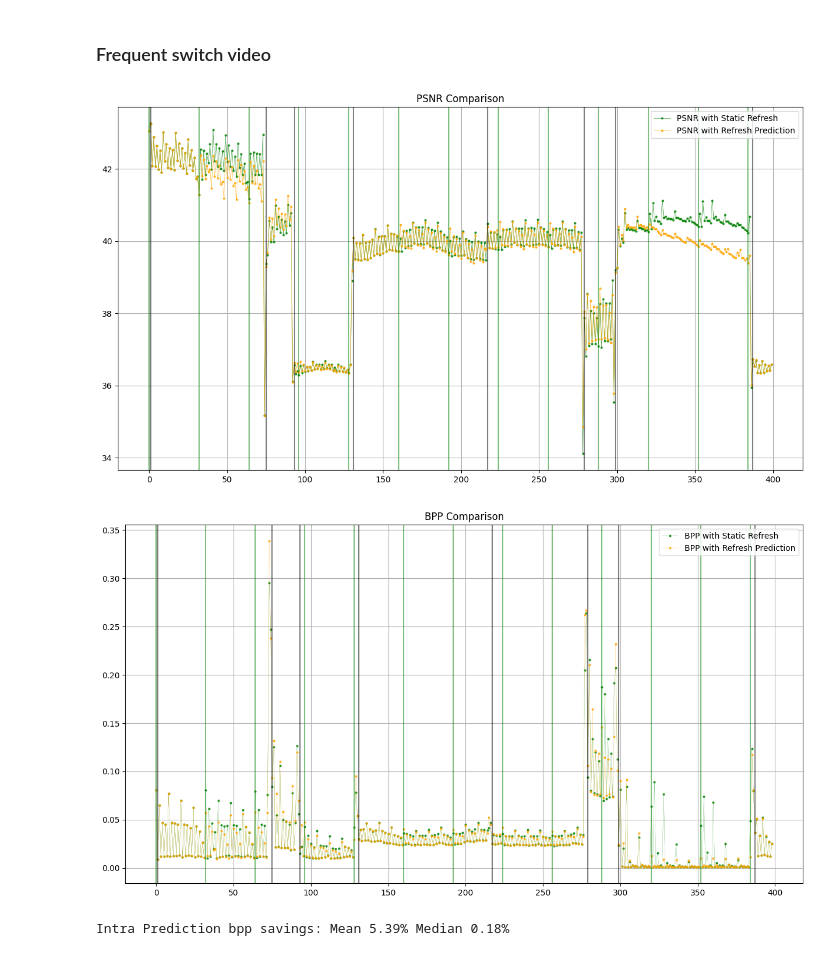
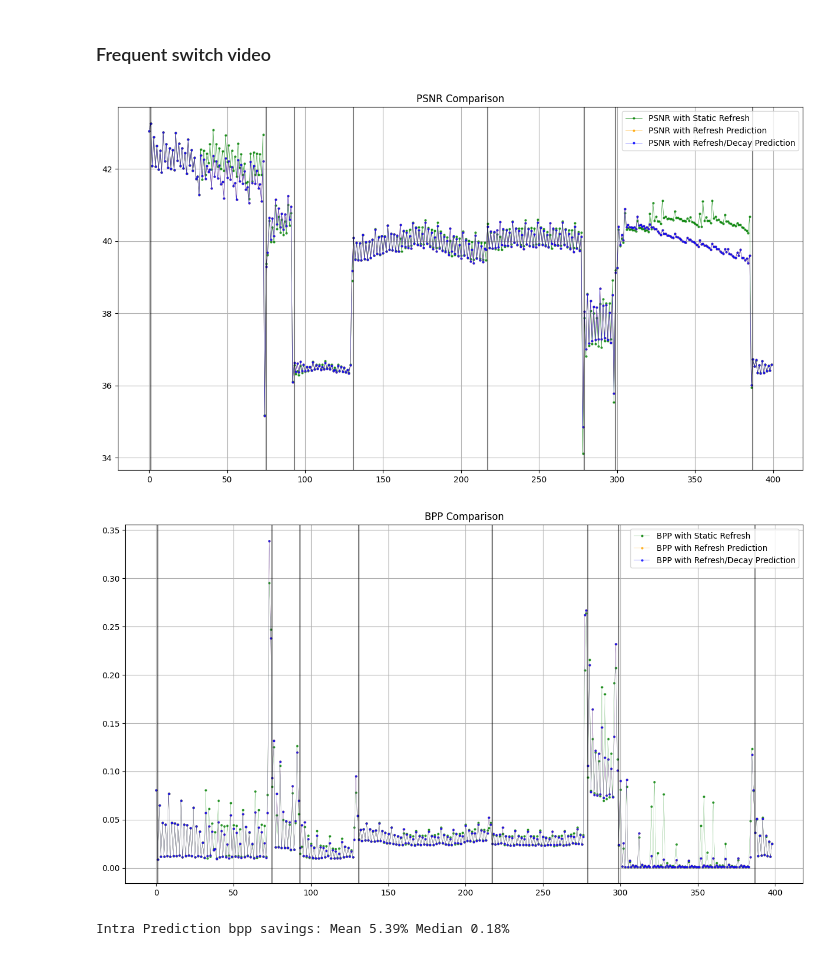
Before and after one commit to Punctuality/DCVC_Dynamic_Intra_Period, a Jupyter notebook: notebooks/explore_results.ipynb, the cells around one changed output. Drawn from its saved outputs; the diff is of its cells as text; code cells hidden in the pictures.

```diff
--- a/notebooks/explore_results.ipynb
+++ b/notebooks/explore_results.ipynb
@@ -101,30 +101,34 @@ with open("../output/stream/frequent_with_intra_32_1/frequent_dataset_0_q63.json
 with open("../output/stream/frequent_pred_intra_1/frequent_dataset_0_q63.json", 'r') as f:
   freq_data_p = json.load(f)
 
+with open("../output/stream/frequent_pred_decay_intra_2/frequent_dataset_0_q63.json", 'r') as f:
+  freq_data_p_d = json.load(f)
+
 with open("../media/syntetic/frequent_dataset_0/reference_points.json", 'r') as f:
   ref_points = json.load(f)
   ref_points = [idx for idx in ref_points if idx < len(freq_data['frame_psnr'])]
 # %%
 plt.figure(figsize=(15, 8))
 plt.grid(True)
 plt.plot(freq_data['frame_psnr'], label = "PSNR with Static Refresh", marker='o', linewidth=0.5, markersize=2, c = 'g', alpha = 0.75)
 # plt.plot(freq_data_n['frame_psnr'], label = "PSNR without Intra-Predictor", marker='o', linewidth=0.5, markersize=2, c = 'b', alpha = 0.75)
 # plt.plot(freq_data_i['frame_psnr'], label = "PSNR", marker='o', linewidth=0.5, markersize=2, c = 'r', alpha = 0.75)
 plt.plot(freq_data_p['frame_psnr'], label = "PSNR with Refresh Prediction", marker='o', linewidth=0.5, markersize=2, c = 'orange', alpha = 0.75)
+plt.plot(freq_data_p_d['frame_psnr'], label = "PSNR with Refresh/Decay Prediction", marker='o', linewidth=0.5, markersize=2, c = 'blue', alpha = 0.75)
 plt.title("PSNR Comparison")
 plt.legend()
 
 # f_types = np.array(freq_data['frame_type'])
 # for idx in np.argwhere(f_types == 0):
 #   plt.axvline(x=idx, color='r')
 
-for idx in np.arange(0, len(freq_data['frame_psnr']), 32):
-  plt.axvline(x=idx, color='g', alpha=0.5)
+# for idx in np.arange(0, len(freq_data['frame_psnr']), 32):
+#   plt.axvline(x=idx, color='g', alpha=0.5)
 
 for idx in ref_points:
   plt.axvline(x=idx, color='k', alpha=0.5)
 # %% [output]
-[figure, old version]
+[figure, new version]
 # %%
 plt.figure(figsize=(15, 8))
 plt.grid(True)
@@ -132,11 +136,12 @@ plt.plot(freq_data['frame_bpp'][1:], label = "BPP with Static Refresh", marker='
 # plt.plot(freq_data_n['frame_bpp'][1:], label = "BPP without Refreshes", marker='o', linewidth=0.2, markersize=2, c = 'b', alpha = 0.75)
 # plt.plot(freq_data_i['frame_bpp'][1:], label = "BPP with Intraframes", marker='o', linewidth=0.2, markersize=2, c = 'r', alpha = 0.75)
 plt.plot(freq_data_p['frame_bpp'][1:], label = "BPP with Refresh Prediction", marker='o', linewidth=0.2, markersize=2, c = 'orange', alpha = 0.75)
+plt.plot(freq_data_p_d['frame_bpp'][1:], label = "BPP with Refresh/Decay Prediction", marker='o', linewidth=0.2, markersize=2, c = 'blue', alpha = 0.75)
 plt.legend()
 plt.title("BPP Comparison")
 
-for idx in np.arange(0, len(freq_data['frame_bpp']), 32):
-  plt.axvline(x=idx, color='g', alpha=0.5)
+# for idx in np.arange(0, len(freq_data['frame_bpp']), 32):
+#   plt.axvline(x=idx, color='g', alpha=0.5)
 
 # f_types = np.array(freq_data['frame_type'])
 # for idx in np.argwhere(f_types == 0):
@@ -145,7 +150,7 @@ for idx in np.arange(0, len(freq_data['frame_bpp']), 32):
 for idx in ref_points:
   plt.axvline(x=idx, color='k', alpha=0.5)
 # %% [output]
-[figure, old version]
+[figure, new version]
 # %%
 # calculate savings for BPP
 
```
Also changed, not shown: parts of 2 cells of this notebook, 5 other files.
